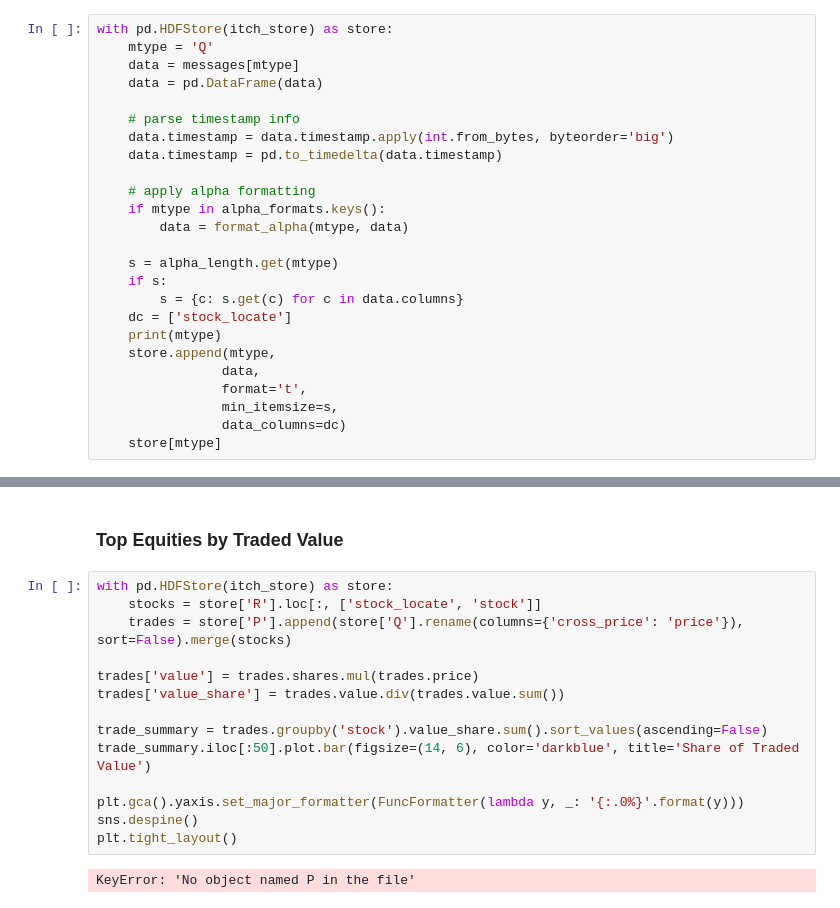
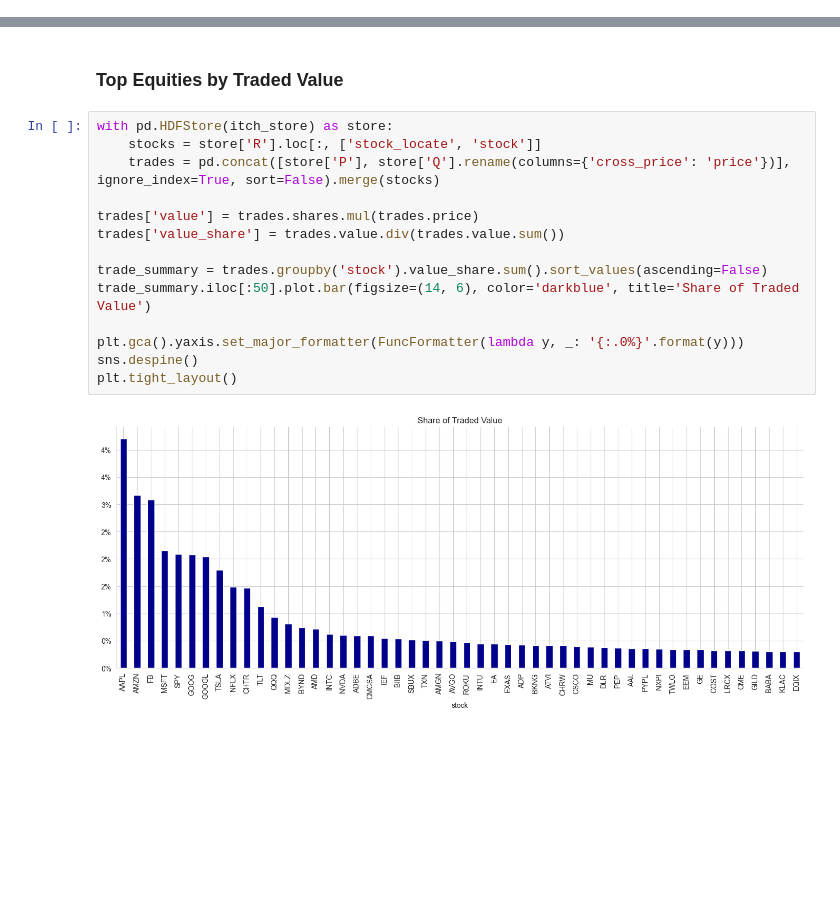
Before and after one commit to KanyangZhao/Machine-Learning-for-Algorithmic-Trading-Second-Edition, a Jupyter notebook: 02_market_and_fundamental_data/01_NASDAQ_TotalView-ITCH_Order_Book/01_parse_itch_order_flow_messages.ipynb, the cells around one changed output, grey strips where cells are left out. Cells and saved outputs as stored; diff of their text form; blank space fills up the shorter version.

```diff
--- a/02_market_and_fundamental_data/01_NASDAQ_TotalView-ITCH_Order_Book/01_parse_itch_order_flow_messages.ipynb
+++ b/02_market_and_fundamental_data/01_NASDAQ_TotalView-ITCH_Order_Book/01_parse_itch_order_flow_messages.ipynb
@@ -637,25 +568,0 @@ Duration: 00:00:37.85
-# %%
-with pd.HDFStore(itch_store) as store:
-    mtype = 'Q'
-    data = messages[mtype]
-    data = pd.DataFrame(data)
-
-    # parse timestamp info
-    data.timestamp = data.timestamp.apply(int.from_bytes, byteorder='big')
-    data.timestamp = pd.to_timedelta(data.timestamp)
-
-    # apply alpha formatting
-    if mtype in alpha_formats.keys():
-        data = format_alpha(mtype, data)
-
-    s = alpha_length.get(mtype)
-    if s:
-        s = {c: s.get(c) for c in data.columns}
-    dc = ['stock_locate']
-    print(mtype)
-    store.append(mtype,
-                data,
-                format='t',
-                min_itemsize=s,
-                data_columns=dc)
-    store[mtype]
@@ -719,16 +601,16 @@ with pd.HDFStore(itch_store) as store:
 # %%
 with pd.HDFStore(itch_store) as store:
     stocks = store['R'].loc[:, ['stock_locate', 'stock']]
-    trades = store['P'].append(store['Q'].rename(columns={'cross_price': 'price'}), sort=False).merge(stocks)
+    trades = pd.concat([store['P'], store['Q'].rename(columns={'cross_price': 'price'})], ignore_index=True, sort=False).merge(stocks)
 
 trades['value'] = trades.shares.mul(trades.price)
 trades['value_share'] = trades.value.div(trades.value.sum())
 
 trade_summary = trades.groupby('stock').value_share.sum().sort_values(ascending=False)
 trade_summary.iloc[:50].plot.bar(figsize=(14, 6), color='darkblue', title='Share of Traded Value')
 
 plt.gca().yaxis.set_major_formatter(FuncFormatter(lambda y, _: '{:.0%}'.format(y)))
 sns.despine()
 plt.tight_layout()
 # %% [output]
-KeyError: 'No object named P in the file'
+[figure, added]
```
Also changed, not shown: parts of 10 cells of this notebook, 1 other file.
